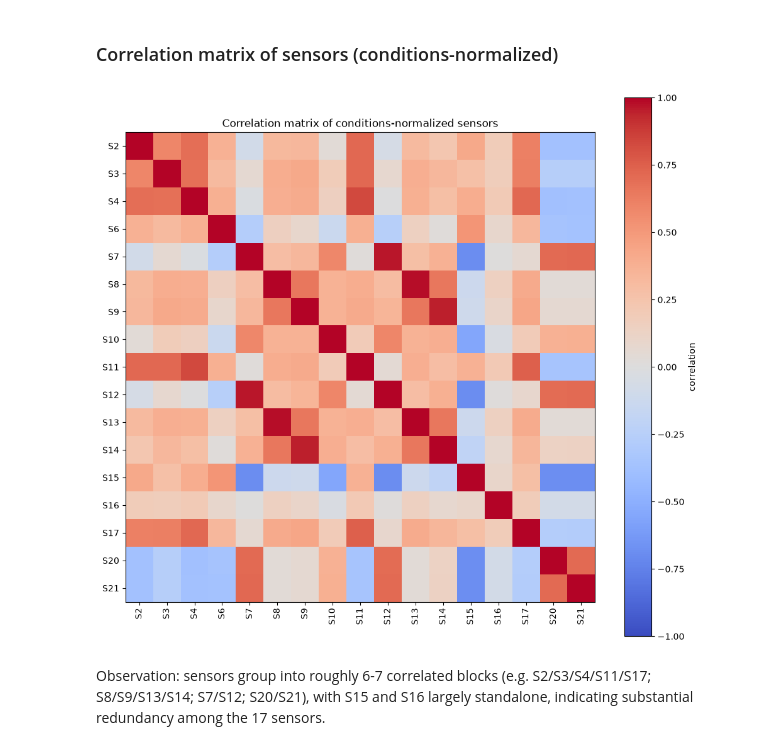
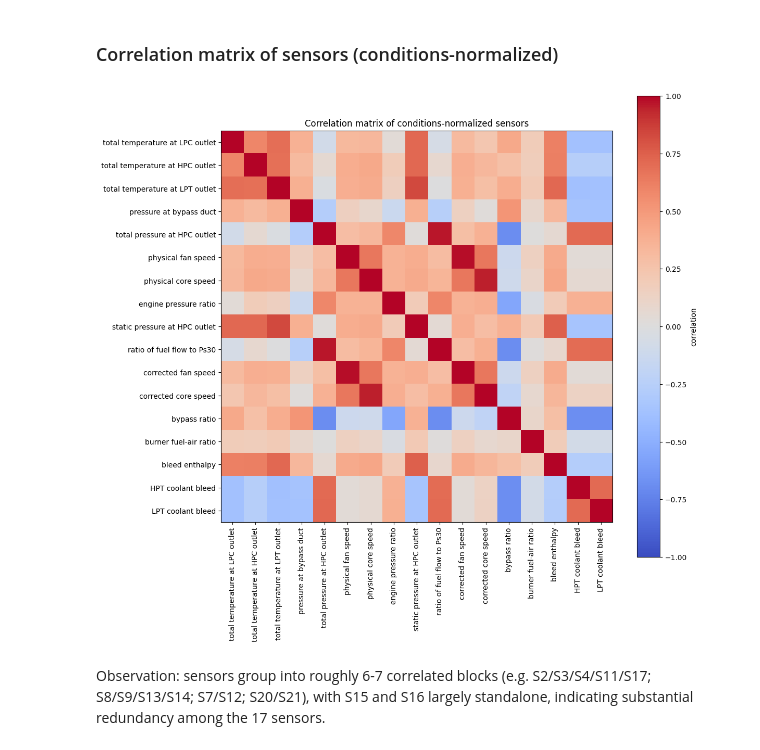
Before and after one commit to DanValnicek/NASA_turbofan_data_anal, a Jupyter notebook: data_exploration (with PCA).ipynb, the cells around one changed output. Drawn from its saved outputs; the diff is of its cells as text; code cells hidden in the pictures.

```diff
--- a/data_exploration (with PCA).ipynb
+++ b/data_exploration (with PCA).ipynb
@@ -126,17 +139,12 @@ plt.show()
 # %% [output]
 [figure]
 # %%
-sensor_columns = [
-    f"sensor measurement {i}"
-    for i in range(1, 22)
-]
-
-sensor_numbers = list(range(1, 22))
+sensor_columns = columns[5:]
 
 fig, axes = plt.subplots(
     2,
     2,
-    figsize=(15, 10)
+    figsize=(15, 15)
 )
 
 axes = axes.flatten()
@@ -148,11 +156,11 @@ for i, fd in enumerate(train):
     )
 
     axes[i].set_xticklabels(
-        sensor_numbers
+        sensor_columns,
+        rotation=90
     )
 
     axes[i].set_title(f"{fd}: Sensor distributions")
-    axes[i].set_xlabel("Sensor")
     axes[i].set_ylabel("Measurement")
 
 fig.suptitle(
@@ -430,14 +486,14 @@ plt.show()
 # %% [markdown]
 ## Build the raw (unnormalized) X matrix
 # %%
-sensor_columns = [f"sensor measurement {i}" for i in range(1, 22)]
+sensor_columns = columns[5:]
 
 X_raw_unnorm = combined[sensor_columns].copy()
 
 # Drop near-constant sensors
 X_raw_unnorm = X_raw_unnorm.drop(columns=[
-    "sensor measurement 1", "sensor measurement 5",
-    "sensor measurement 18", "sensor measurement 19"
+    "total temperature at fan inlet", "pressure at fan inlet",
+    "demanded fan speed", "demanded corrected fan speed"
 ])
 
 print(X_raw_unnorm.shape)
@@ -771,27 +875,42 @@ plt.show()
 # %%
 corr_matrix = X_raw.corr()
 
-fig, ax = plt.subplots(figsize=(10, 9))
+fig, ax = plt.subplots(figsize=(12, 11))
 
-im = ax.imshow(corr_matrix, cmap="coolwarm", vmin=-1, vmax=1)
+im = ax.imshow(
+    corr_matrix,
+    cmap="coolwarm",
+    vmin=-1,
+    vmax=1
+)
 
 ax.set_xticks(range(len(corr_matrix.columns)))
 ax.set_yticks(range(len(corr_matrix.columns)))
+
+# Use the actual human-readable column names
 ax.set_xticklabels(
-    [c.replace("sensor measurement ", "S") for c in corr_matrix.columns],
+    corr_matrix.columns,
     rotation=90
 )
+
 ax.set_yticklabels(
-    [c.replace("sensor measurement ", "S") for c in corr_matrix.columns]
+    corr_matrix.columns
 )
 
-ax.set_title("Correlation matrix of conditions-normalized sensors")
-plt.colorbar(im, label="correlation")
+ax.set_title(
+    "Correlation matrix of conditions-normalized sensors"
+)
+
+plt.colorbar(
+    im,
+    ax=ax,
+    label="correlation"
+)
+
 plt.tight_layout()
-plt.savefig("sensor_correlation_matrix.png", dpi=300, bbox_inches="tight")
 plt.show()
 # %% [output]
-[figure, old version]
+[figure, new version]
 # %% [markdown]
 Observation: sensors group into roughly 6-7 correlated blocks (e.g. S2/S3/S4/S11/S17; S8/S9/S13/S14; S7/S12; S20/S21), with S15 and S16 largely standalone, indicating substantial redundancy among the 17 sensors.
 # %% [markdown]
```
Also changed, not shown: parts of 18 cells of this notebook.
